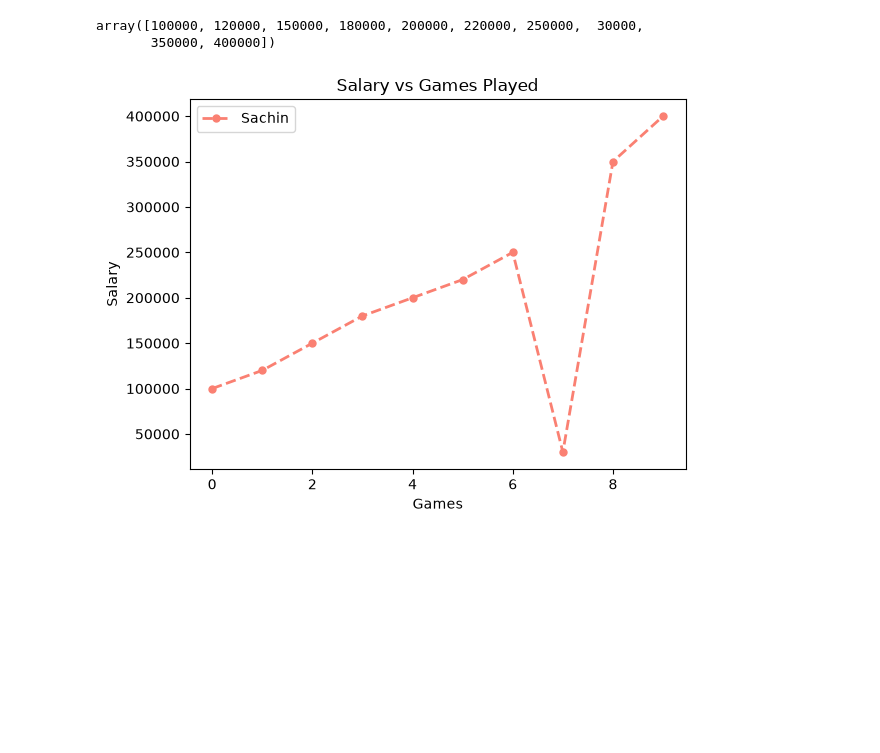
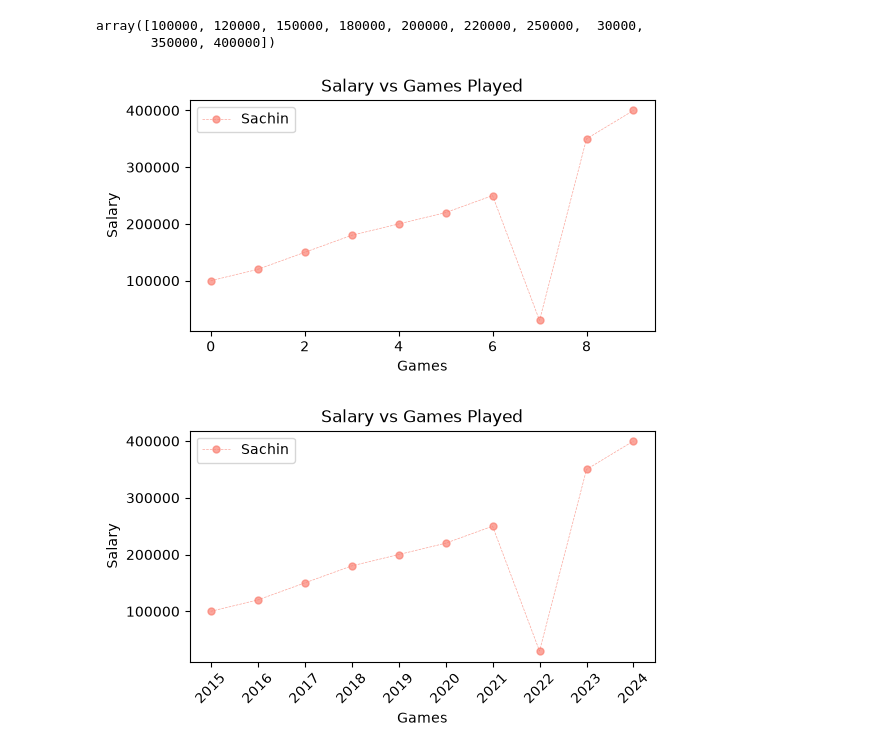
Before and after one commit to dkumarsingh111/HackerRank, a Jupyter notebook: Artificial Intelligence Engineer/Naresh IT/day-18.ipynb, the cells around one changed output. Cells and saved outputs as stored; diff of their text form; code cells hidden in the pictures; blank space fills up the shorter version.

```diff
--- a/Artificial Intelligence Engineer/Naresh IT/day-18.ipynb
+++ b/Artificial Intelligence Engineer/Naresh IT/day-18.ipynb
@@ -158,11 +158,11 @@ salaries[0]
 array([100000, 120000, 150000, 180000, 200000, 220000, 250000,  30000,
        350000, 400000])
 # %%
-plt.plot(salaries[0], label="Sachin", color="salmon", marker="o", markersize=5, linestyle="--", linewidth=2)
+plt.plot(salaries[0], label="Sachin", color="salmon", marker="o", markersize=5, linestyle="--", linewidth=0.5, alpha=0.7)
 plt.xlabel("Games")
 plt.ylabel("Salary")
 plt.title("Salary vs Games Played")
 plt.legend()
 plt.show()
 # %% [output]
-[figure, old version]
+[figure, new version]
@@ -168,0 +172,10 @@ plt.show()
+# %%
+plt.plot(salaries[0], label="Sachin", color="salmon", marker="o", markersize=5, linestyle="--", linewidth=0.5, alpha=0.7)
+plt.xticks(list(range(0, 10)), seasons, rotation=45)
+plt.xlabel("Games")
+plt.ylabel("Salary")
+plt.title("Salary vs Games Played")
+plt.legend()
+plt.show()
+# %% [output]
+[figure, added]
```
Also changed, not shown: parts of 1 cell of this notebook.
